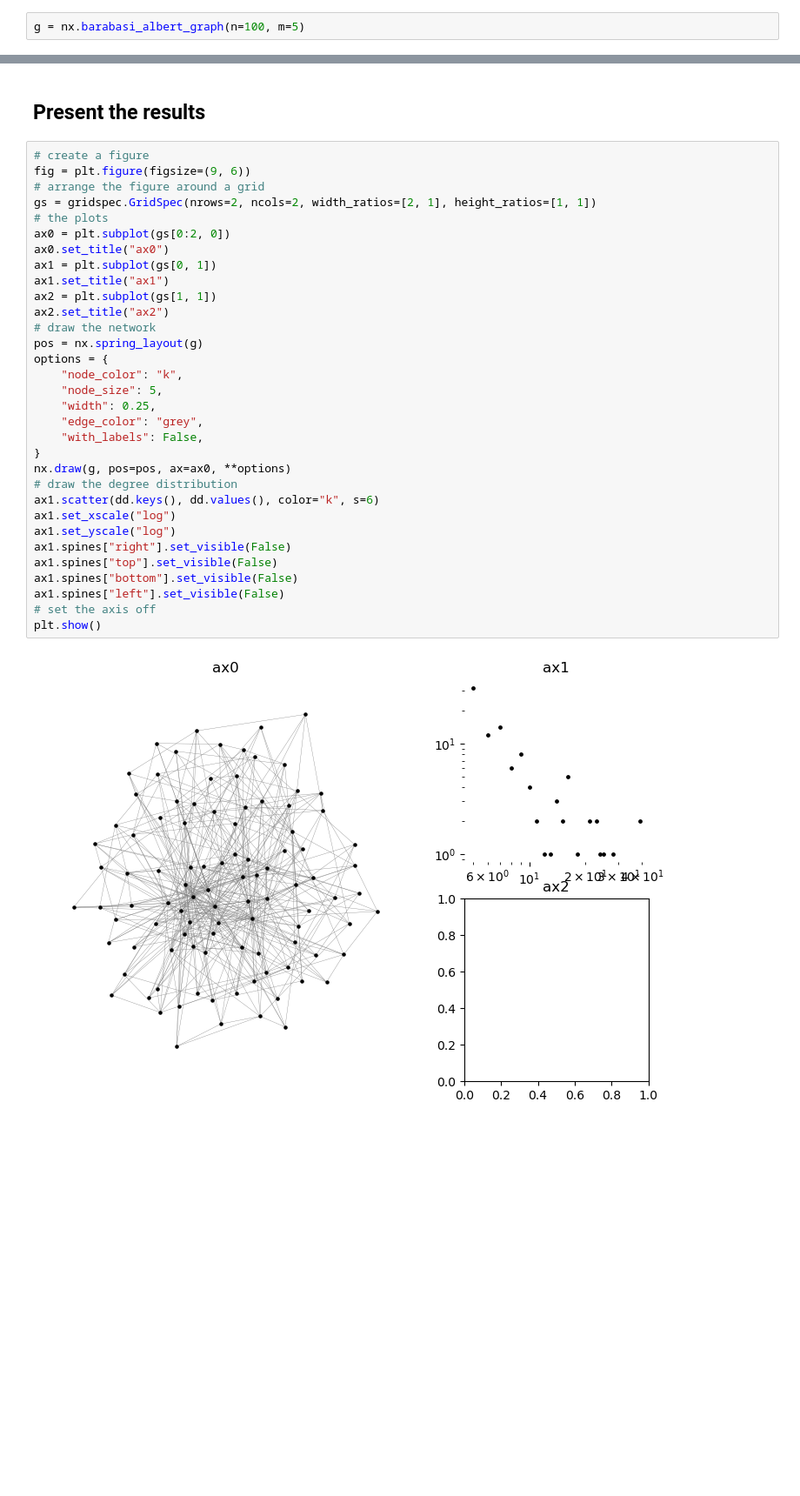
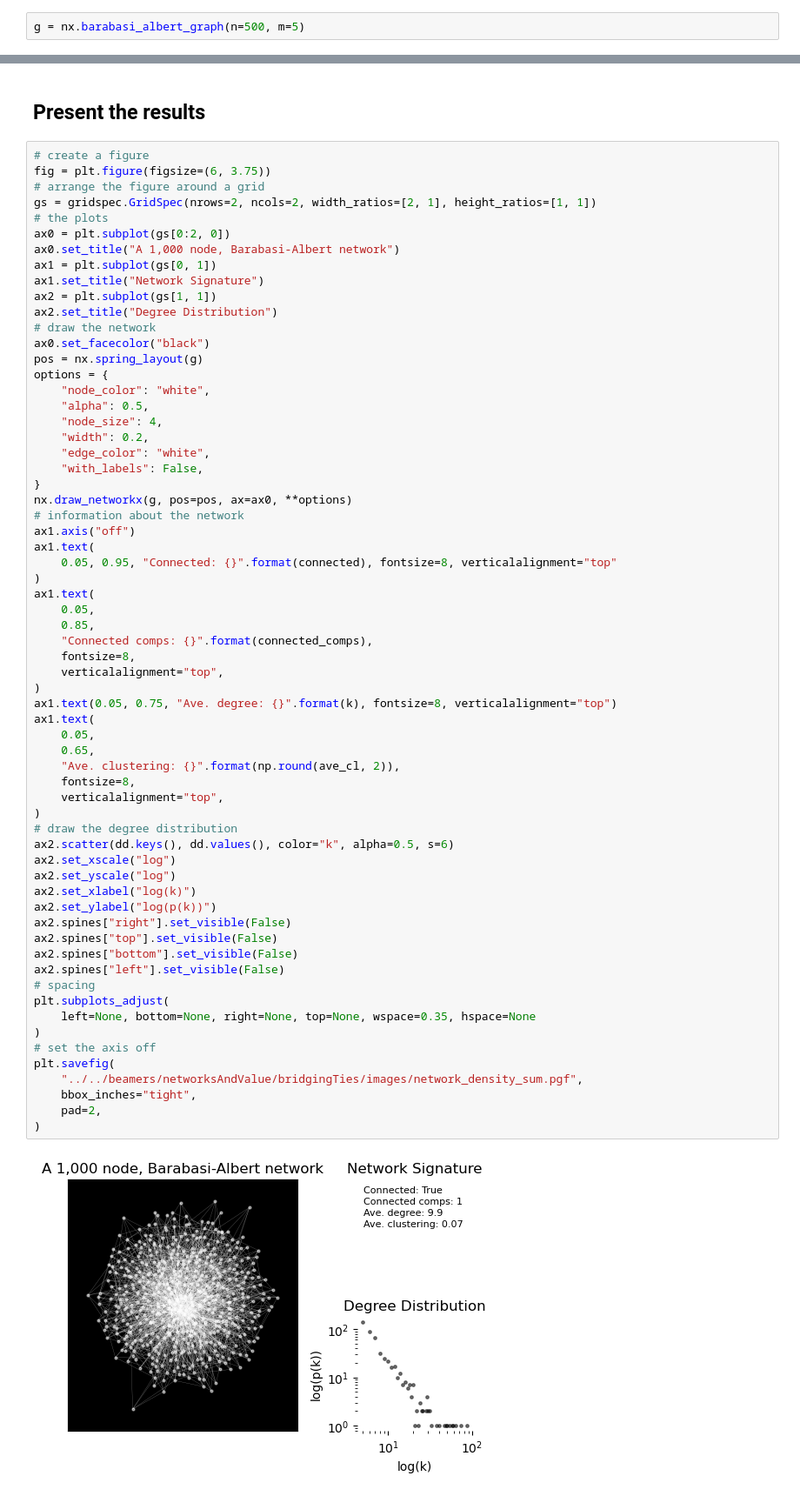
Before and after one commit to simoneSantoni/net-analysis-smm638, a Jupyter notebook: snippets/networkMeasures/connectdeness.ipynb, the cells around one changed output, grey strips where cells are left out. Shown at 87% size. Cells and saved outputs as stored; diff of their text form; blank space fills up the shorter version.

```diff
--- a/snippets/networkMeasures/connectdeness.ipynb
+++ b/snippets/networkMeasures/connectdeness.ipynb
@@ -17,7 +17,7 @@ from collections import Counter
 # %% [markdown]
 ## Generate a small-world network with
 # %%
-g = nx.barabasi_albert_graph(n=100, m=5)
+g = nx.barabasi_albert_graph(n=500, m=5)
 # %% [markdown]
 ## Get network density metrics
 # %% [markdown]
@@ -51,35 +51,67 @@ ave_cl = nx.average_clustering(g)
 ## Present the results
 # %%
 # create a figure
-fig = plt.figure(figsize=(9, 6))
+fig = plt.figure(figsize=(6, 3.75))
 # arrange the figure around a grid
 gs = gridspec.GridSpec(nrows=2, ncols=2, width_ratios=[2, 1], height_ratios=[1, 1])
 # the plots
 ax0 = plt.subplot(gs[0:2, 0])
-ax0.set_title("ax0")
+ax0.set_title("A 1,000 node, Barabasi-Albert network")
 ax1 = plt.subplot(gs[0, 1])
-ax1.set_title("ax1")
+ax1.set_title("Network Signature")
 ax2 = plt.subplot(gs[1, 1])
-ax2.set_title("ax2")
+ax2.set_title("Degree Distribution")
 # draw the network
+ax0.set_facecolor("black")
 pos = nx.spring_layout(g)
 options = {
-    "node_color": "k",
-    "node_size": 5,
-    "width": 0.25,
-    "edge_color": "grey",
+    "node_color": "white",
+    "alpha": 0.5,
+    "node_size": 4,
+    "width": 0.2,
+    "edge_color": "white",
     "with_labels": False,
 }
-nx.draw(g, pos=pos, ax=ax0, **options)
+nx.draw_networkx(g, pos=pos, ax=ax0, **options)
+# information about the network
+ax1.axis("off")
+ax1.text(
+    0.05, 0.95, "Connected: {}".format(connected), fontsize=8, verticalalignment="top"
+)
+ax1.text(
+    0.05,
+    0.85,
+    "Connected comps: {}".format(connected_comps),
+    fontsize=8,
+    verticalalignment="top",
+)
+ax1.text(0.05, 0.75, "Ave. degree: {}".format(k), fontsize=8, verticalalignment="top")
+ax1.text(
+    0.05,
+    0.65,
+    "Ave. clustering: {}".format(np.round(ave_cl, 2)),
+    fontsize=8,
+    verticalalignment="top",
+)
 # draw the degree distribution
-ax1.scatter(dd.keys(), dd.values(), color="k", s=6)
-ax1.set_xscale("log")
-ax1.set_yscale("log")
-ax1.spines["right"].set_visible(False)
-ax1.spines["top"].set_visible(False)
-ax1.spines["bottom"].set_visible(False)
-ax1.spines["left"].set_visible(False)
+ax2.scatter(dd.keys(), dd.values(), color="k", alpha=0.5, s=6)
+ax2.set_xscale("log")
+ax2.set_yscale("log")
+ax2.set_xlabel("log(k)")
+ax2.set_ylabel("log(p(k))")
+ax2.spines["right"].set_visible(False)
+ax2.spines["top"].set_visible(False)
+ax2.spines["bottom"].set_visible(False)
+ax2.spines["left"].set_visible(False)
+# spacing
+plt.subplots_adjust(
+    left=None, bottom=None, right=None, top=None, wspace=0.35, hspace=None
+)
 # set the axis off
-plt.show()
+plt.savefig(
+    "../../beamers/networksAndValue/bridgingTies/images/network_density_sum.pgf",
+    bbox_inches="tight",
+    pad=2,
+)
 # %% [output]
-[figure, old version]
+[figure, new version]
```
Also changed, not shown: parts of 1 cell of this notebook, 21 other files.
